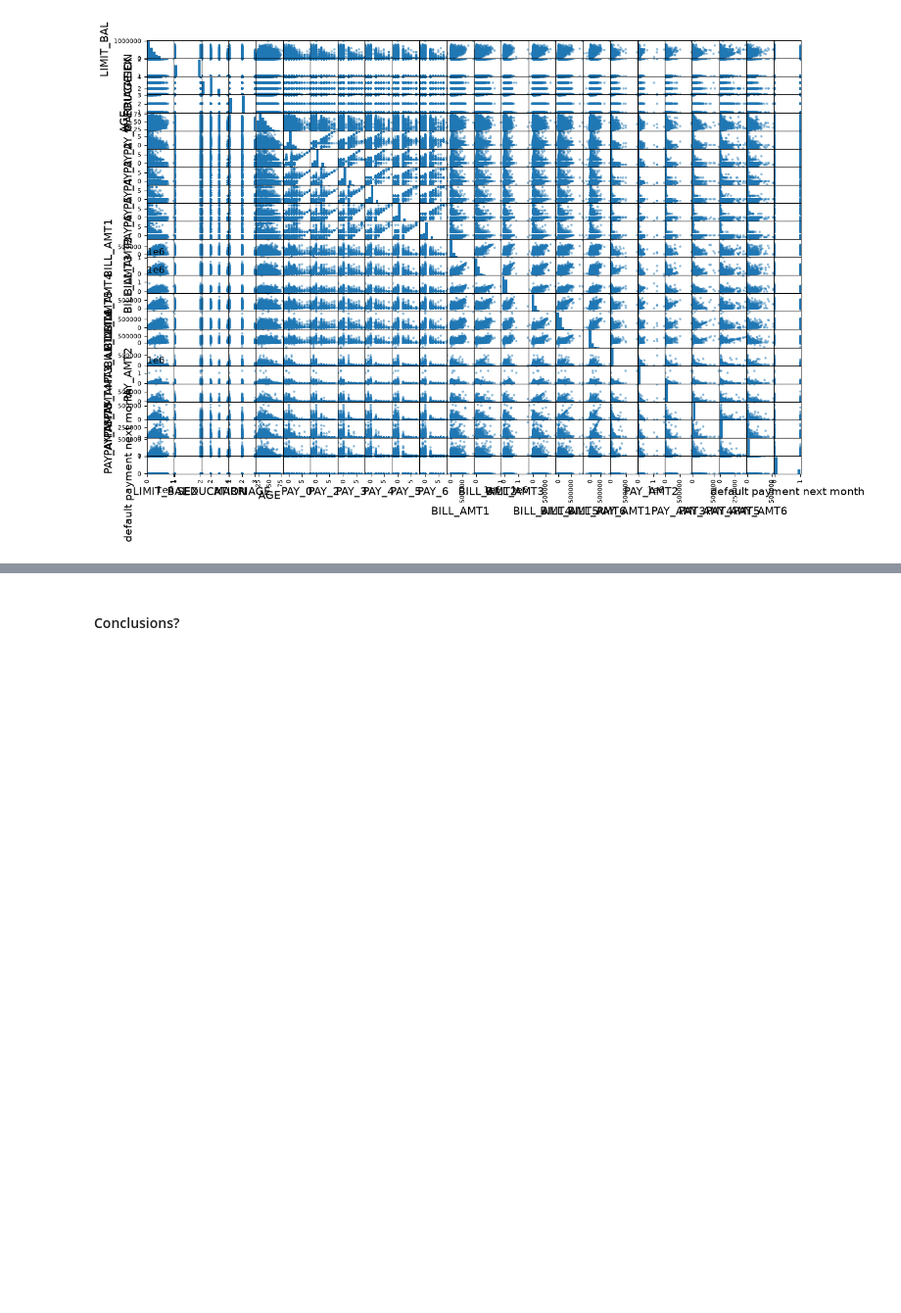
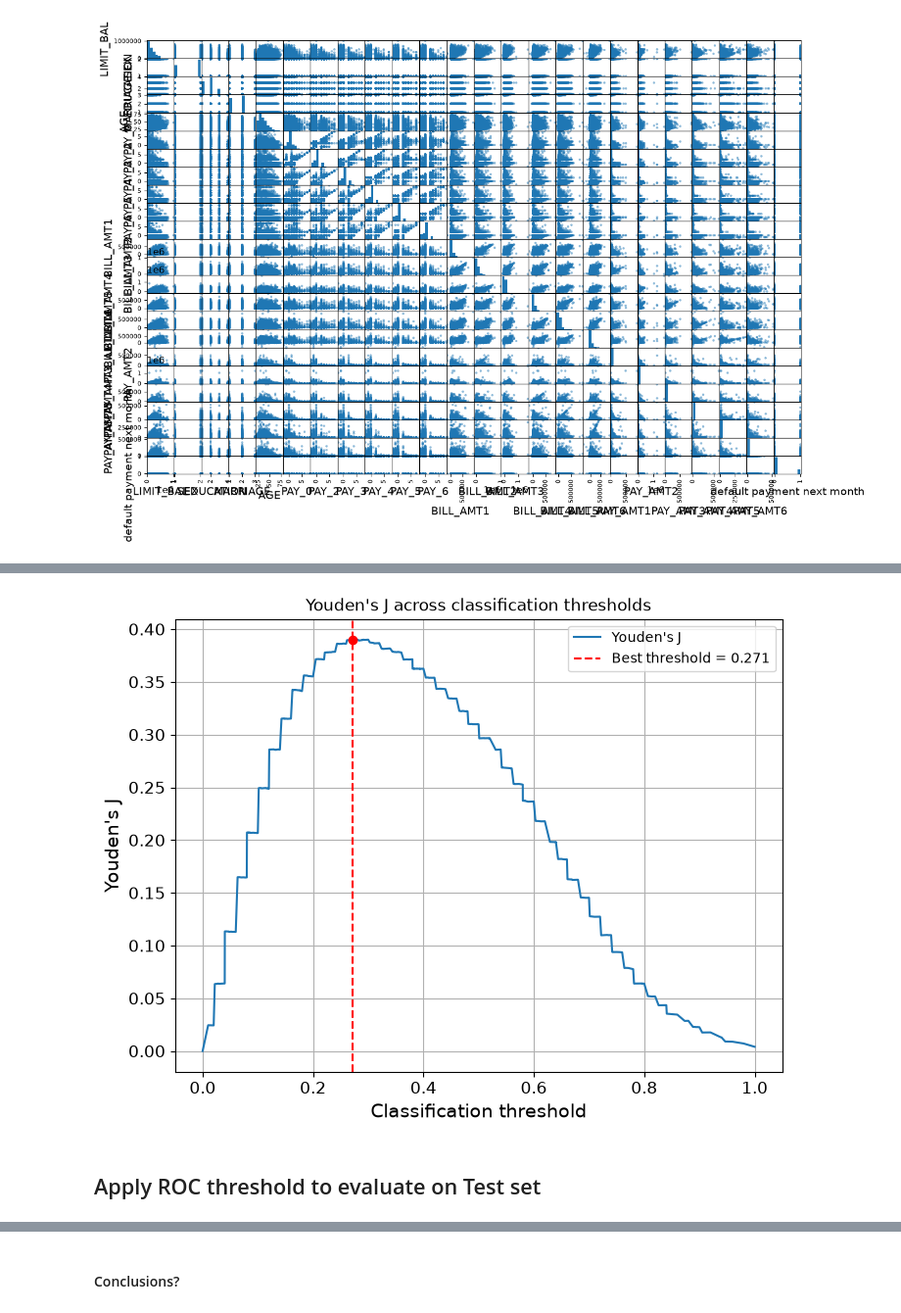
Before and after one commit to dg1223/UofT-SCS-3253-095-Machine-Learning, a Jupyter notebook: assignments/W3_Alavi_alavish1.ipynb, the cells around one changed output, grey strips where cells are left out. Shown at 98% size. Drawn from its saved outputs; the diff is of its cells as text; code cells hidden in the pictures; blank space fills up the shorter version.

```diff
--- a/assignments/W3_Alavi_alavish1.ipynb
+++ b/assignments/W3_Alavi_alavish1.ipynb
@@ -207,0 +546,30 @@ plt.show()
+# %%
+plt.figure(figsize=(8, 6))
+
+plt.plot(thresholds, j_scores, label="Youden's J")
+
+plt.axvline(
+    x=best_threshold,
+    color="red",
+    linestyle="--",
+    label=f"Best threshold = {best_threshold:.3f}"
+)
+
+plt.scatter(
+    best_threshold,
+    j_scores[best_index],
+    color="red",
+    zorder=5
+)
+
+plt.xlabel("Classification threshold")
+plt.ylabel("Youden's J")
+plt.title("Youden's J across classification thresholds")
+plt.legend()
+plt.grid(True)
+
+plt.show()
+# %% [output]
+[figure, added]
+# %% [markdown]
+## Apply ROC threshold to evaluate on Test set
```
Also changed, not shown: parts of 34 cells of this notebook.
